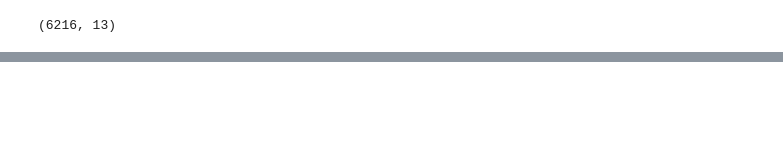
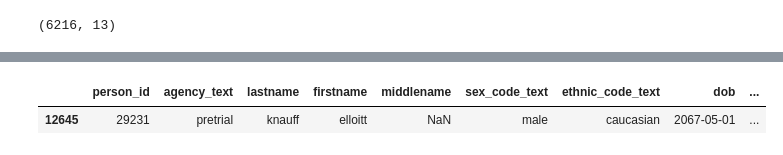
Before and after one commit to aaznarmellado-collab/TFM-Sesgos-en-el-sistema-judicial-de-EEUU-, a Jupyter notebook: 01_Notebooks/TFM_SESGOS_EN_EL_SISTEMA_JUDICIAL_DE_EEUU.ipynb, the cells around one changed output, grey strips where cells are left out. Saved outputs shown, nothing was run; the diff lists cells and outputs as text; code cells hidden in the pictures; blank space fills up the shorter version.

```diff
--- a/01_Notebooks/TFM_SESGOS_EN_EL_SISTEMA_JUDICIAL_DE_EEUU.ipynb
+++ b/01_Notebooks/TFM_SESGOS_EN_EL_SISTEMA_JUDICIAL_DE_EEUU.ipynb
@@ -399,0 +188,5 @@ df_raw_clean = df_compas_raw[variables_df1].copy()
+# %%
+df_compas_raw = normalize_df(df_compas_raw)
+df_compas_two_years = normalize_df(df_compas_two_years)
+# %%
+df_compas_raw["name"] = df_compas_raw["firstname"] + ' ' + df_compas_raw["lastname"]
@@ -522,0 +319,5 @@ df_two_years_clean.shape
+# %%
+df_raw_clean.query("lastname == 'knauff'")
+# %% [output]
+|  | person_id | agency_text | lastname | firstname | middlename | sex_code_text | ethnic_code_text | dob | ... |
+| 12645 | 29231 | pretrial | knauff | elloitt | NaN | male | caucasian | 2067-05-01 | ... |
```
Also changed, not shown: parts of 66 cells of this notebook.
